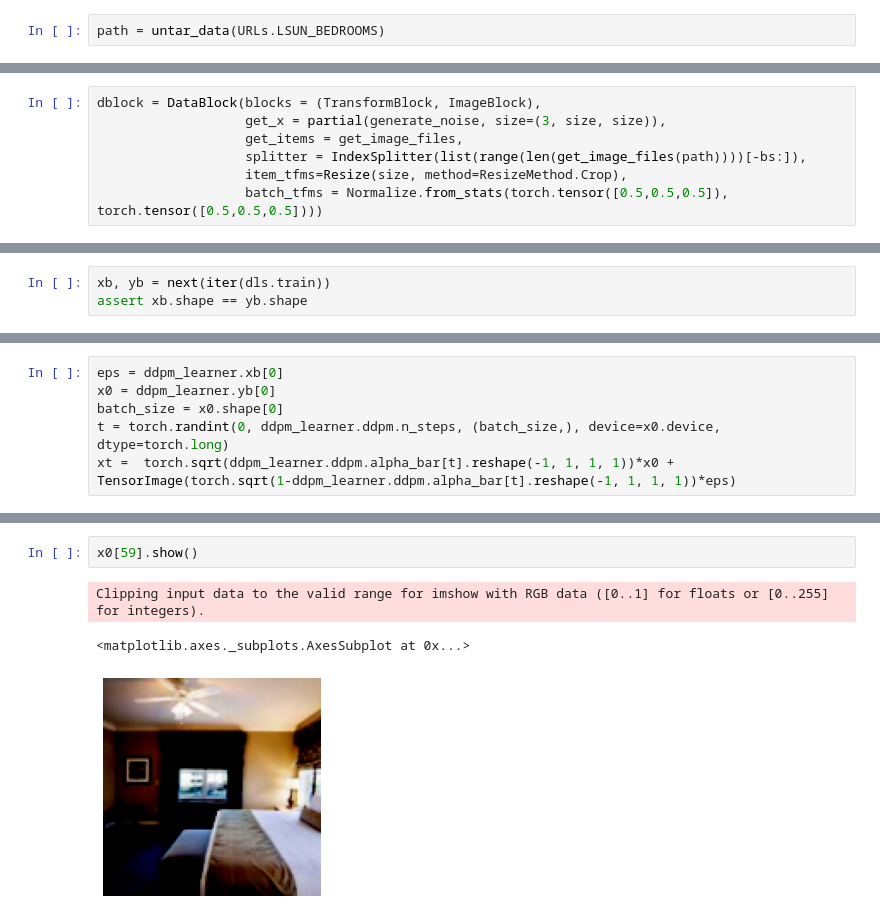
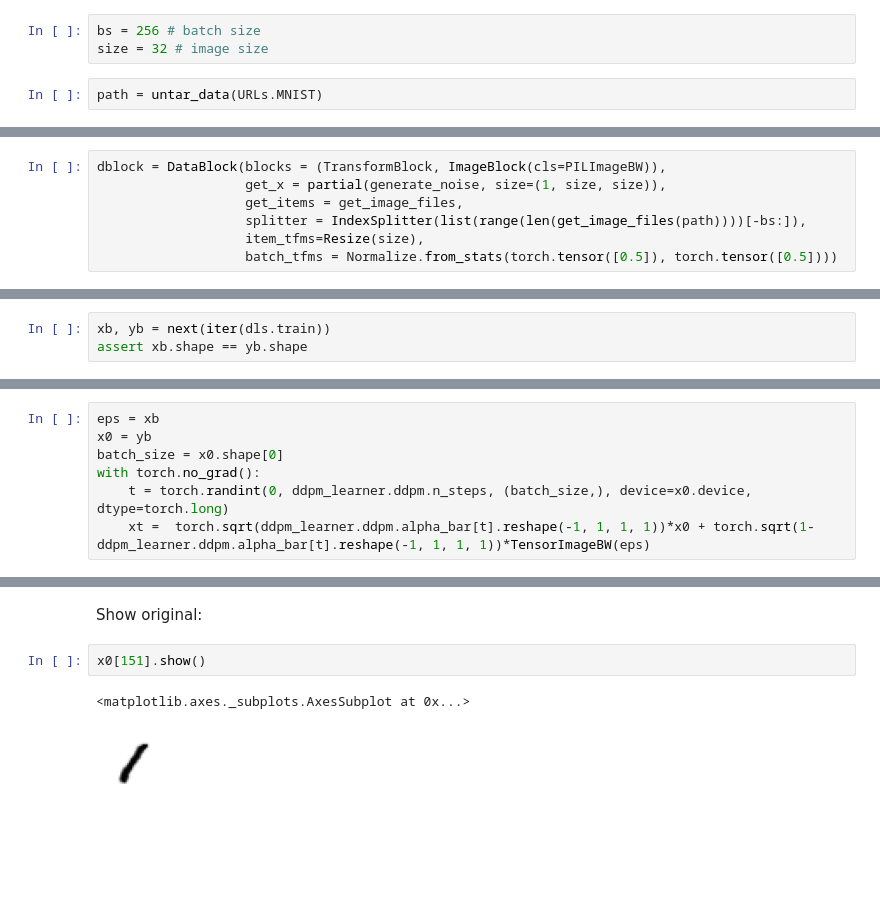
Before and after one commit to fastai/fastdiffusion, a Jupyter notebook: nbs/Diffusion_models_with_fastai.ipynb, the cells around one changed output, grey strips where cells are left out. Cells and saved outputs as stored; diff of their text form; blank space fills up the shorter version.

```diff
--- a/nbs/Diffusion_models_with_fastai.ipynb
+++ b/nbs/Diffusion_models_with_fastai.ipynb
@@ -12,2 +23,5 @@ size = 128
+# %%
+bs = 256 # batch size
+size = 32 # image size
 # %%
-path = untar_data(URLs.LSUN_BEDROOMS)
+path = untar_data(URLs.MNIST)
@@ -14,10 +32,10 @@ path = untar_data(URLs.LSUN_BEDROOMS)
 # %%
-dblock = DataBlock(blocks = (TransformBlock, ImageBlock),
-                   get_x = partial(generate_noise, size=(3, size, size)),
+dblock = DataBlock(blocks = (TransformBlock, ImageBlock(cls=PILImageBW)),
+                   get_x = partial(generate_noise, size=(1, size, size)),
                    get_items = get_image_files,
                    splitter = IndexSplitter(list(range(len(get_image_files(path))))[-bs:]),
-                   item_tfms=Resize(size, method=ResizeMethod.Crop),
-                   batch_tfms = Normalize.from_stats(torch.tensor([0.5,0.5,0.5]), torch.tensor([0.5,0.5,0.5])))
+                   item_tfms=Resize(size),
+                   batch_tfms = Normalize.from_stats(torch.tensor([0.5]), torch.tensor([0.5])))
 # %%
 dls = dblock.dataloaders(path, path=path, bs=bs)
 # %%
@@ -146,6 +146,7 @@ Clipping input data to the valid range for imshow with RGB data ([0..1] for floa
 # %%
-eps = ddpm_learner.xb[0]
-x0 = ddpm_learner.yb[0]
+eps = xb
+x0 = yb
 batch_size = x0.shape[0]
-t = torch.randint(0, ddpm_learner.ddpm.n_steps, (batch_size,), device=x0.device, dtype=torch.long)
-xt =  torch.sqrt(ddpm_learner.ddpm.alpha_bar[t].reshape(-1, 1, 1, 1))*x0 + TensorImage(torch.sqrt(1-ddpm_learner.ddpm.alpha_bar[t].reshape(-1, 1, 1, 1))*eps)
+with torch.no_grad():
+    t = torch.randint(0, ddpm_learner.ddpm.n_steps, (batch_size,), device=x0.device, dtype=torch.long)
+    xt =  torch.sqrt(ddpm_learner.ddpm.alpha_bar[t].reshape(-1, 1, 1, 1))*x0 + torch.sqrt(1-ddpm_learner.ddpm.alpha_bar[t].reshape(-1, 1, 1, 1))*TensorImageBW(eps)
@@ -152,6 +162,7 @@ xt =  torch.sqrt(ddpm_learner.ddpm.alpha_bar[t].reshape(-1, 1, 1, 1))*x0 + Tenso
+# %% [markdown]
+Show original:
 # %%
-x0[59].show()
+x0[151].show()
 # %% [output]
-Clipping input data to the valid range for imshow with RGB data ([0..1] for floats or [0..255] for integers).
+<matplotlib.axes._subplots.AxesSubplot at 0x...>
-<matplotlib.axes._subplots.AxesSubplot at 0x...>
-[figure, old version]
+[figure, new version]
```
Also changed, not shown: parts of 35 cells of this notebook.
